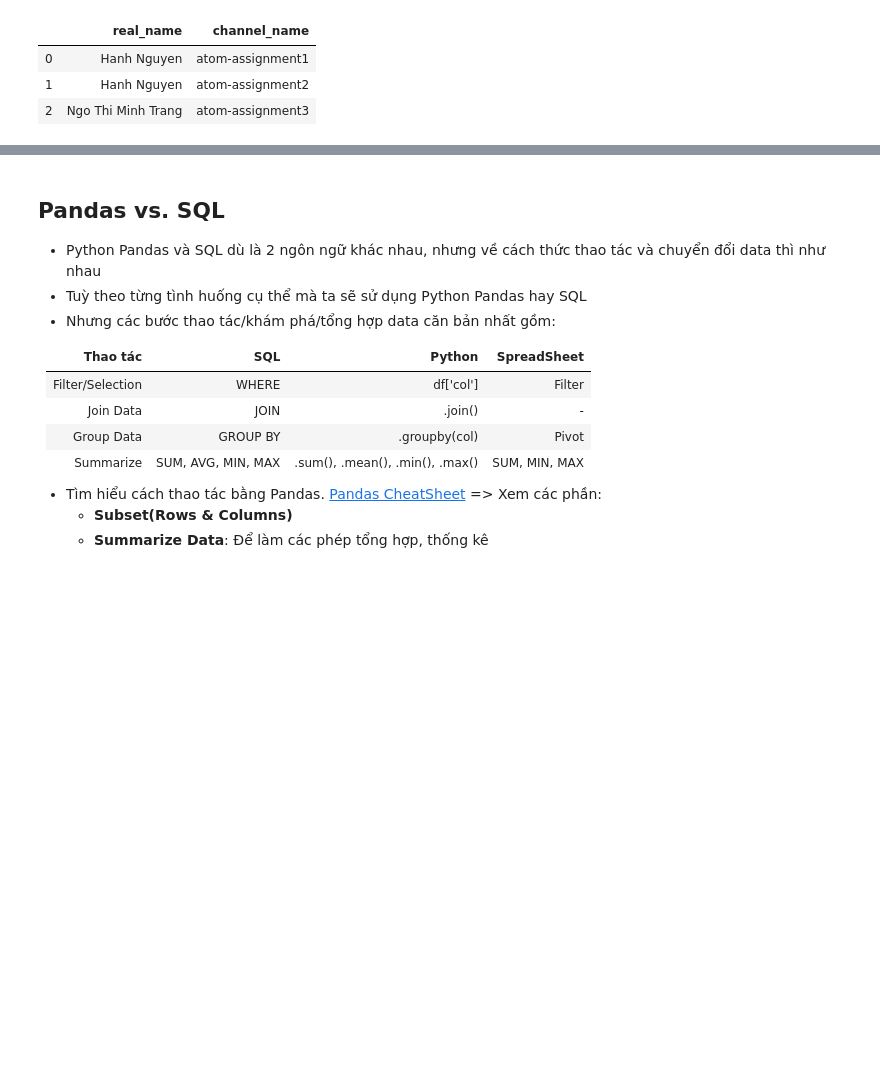
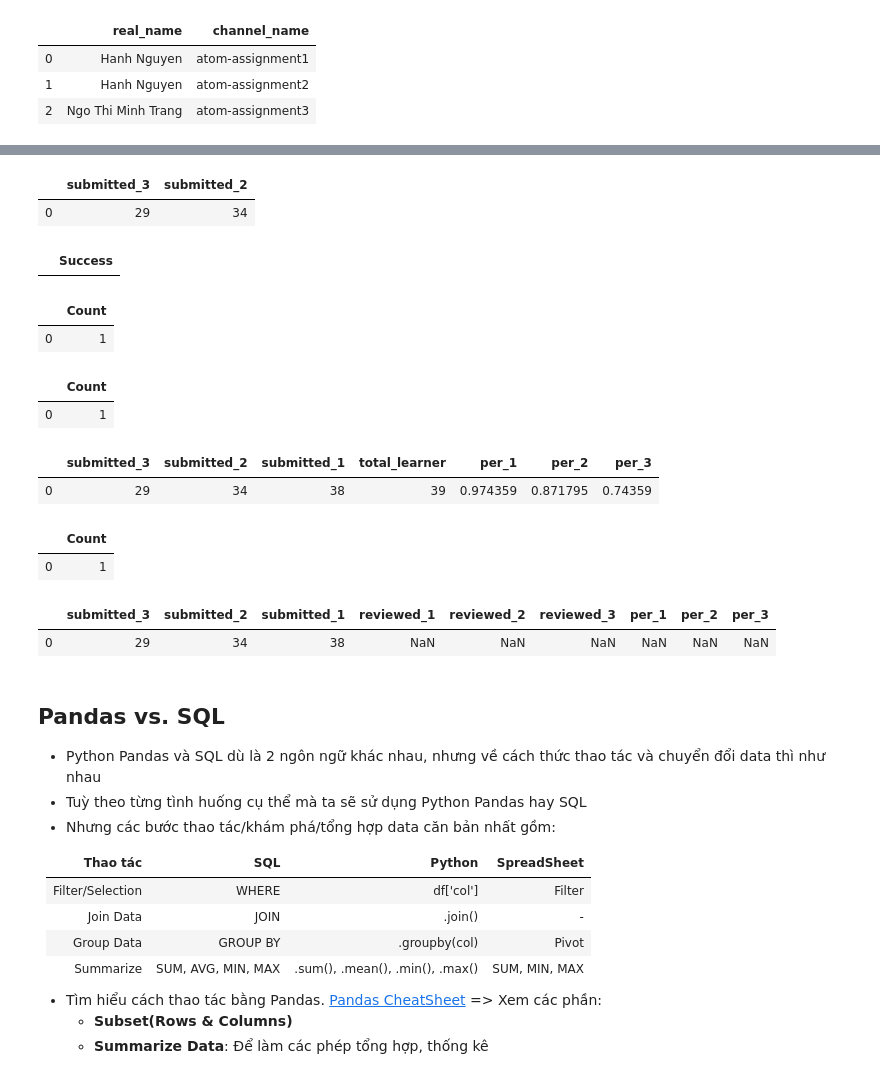
Before and after one commit to annaho124/atom-assignments, a Jupyter notebook: assignment_4/home_assignment_4.ipynb, the cells around one changed output, grey strips where cells are left out. Saved outputs shown, nothing was run; the diff lists cells and outputs as text; code cells hidden in the pictures; blank space fills up the shorter version.

```diff
--- a/assignment_4/home_assignment_4.ipynb
+++ b/assignment_4/home_assignment_4.ipynb
@@ -857,5 +950,82 @@ con.execute(SQL_4).fetch_df()
+# %%
+SQL_8 = '''
+--
+SELECT *
+FROM submitted
+'''
+con.execute(SQL_8).fetch_df()
+# %% [output]
+|  | submitted_3 | submitted_2 |
+| 0 | 29 | 34 |
+# %%
+SQL_9 = '''
+--
+ALTER TABLE submitted
+ADD
+per_3 float
+'''
+con.execute(SQL_9).fetch_df()
+# %% [output]
+|  | Success |
+# %%
+SQL_10 = '''
+--
+UPDATE submitted
+SET total_learner =
+(SELECT COUNT (user_id)
+FROM members_df
+WHERE DataCracy_Role LIKE 'Learner%')
+'''
+con.execute(SQL_10).fetch_df()
+# %% [output]
+|  | Count |
+| 0 | 1 |
+# %%
+SQL_11 = '''
+--
+UPDATE submitted
+SET
+per_1 = CAST(submitted_1 AS DECIMAL)/CAST(total_learner AS DECIMAL),
+per_2 = CAST(submitted_2 AS DECIMAL)/CAST(total_learner AS DECIMAL),
+per_3 = CAST(submitted_3 AS DECIMAL)/CAST(total_learner AS DECIMAL)
+'''
+con.execute(SQL_11).fetch_df()
+# %% [output]
+|  | Count |
+| 0 | 1 |
+# %%
+SQL_12 = '''
+--
+SELECT *
+FROM submitted
+'''
+con.execute(SQL_12).fetch_df()
+# %% [output]
+|  | submitted_3 | submitted_2 | submitted_1 | total_learner | per_1 | per_2 | per_3 |
+| 0 | 29 | 34 | 38 | 39 | 0.974359 | 0.871795 | 0.74359 |
 # %%
 #Tỷ lệ % Learner đã submit bài và đã được review trong atom assignment 1, 2, 3
+#Tạo table review
+SQL_13 = '''
+--
+CREATE TABLE review AS
+ SELECT
+ submitted_3, submitted_2, submitted_1
+ FROM submitted
+'''
+con.execute(SQL_13).fetch_df()
+# %% [output]
+|  | Count |
+| 0 | 1 |
+# %%
+SQL_14 = '''
+--
+UPDATE
+'''
+con.execute(SQL_14).fetch_df()
+# %% [output]
+|  | submitted_3 | submitted_2 | submitted_1 | reviewed_1 | reviewed_2 | reviewed_3 | per_1 | per_2 | per_3 |
+| 0 | 29 | 34 | 38 | NaN | NaN | NaN | NaN | NaN | NaN |
 # %%
 #Learner trong group nào có tỷ lệ hoàn thành bài tập cao nhất?
 # %% [markdown]
```
Also changed, not shown: parts of 15 cells of this notebook.
